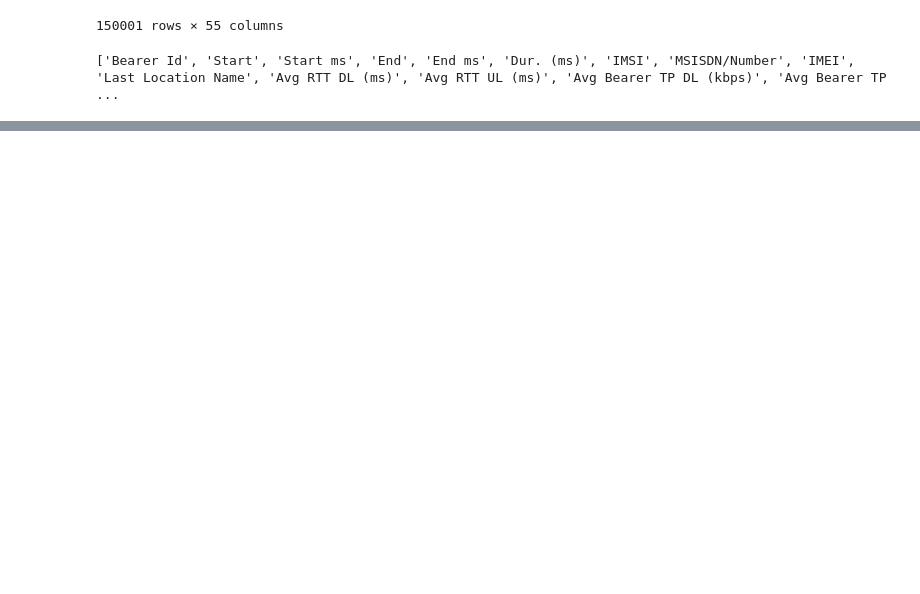
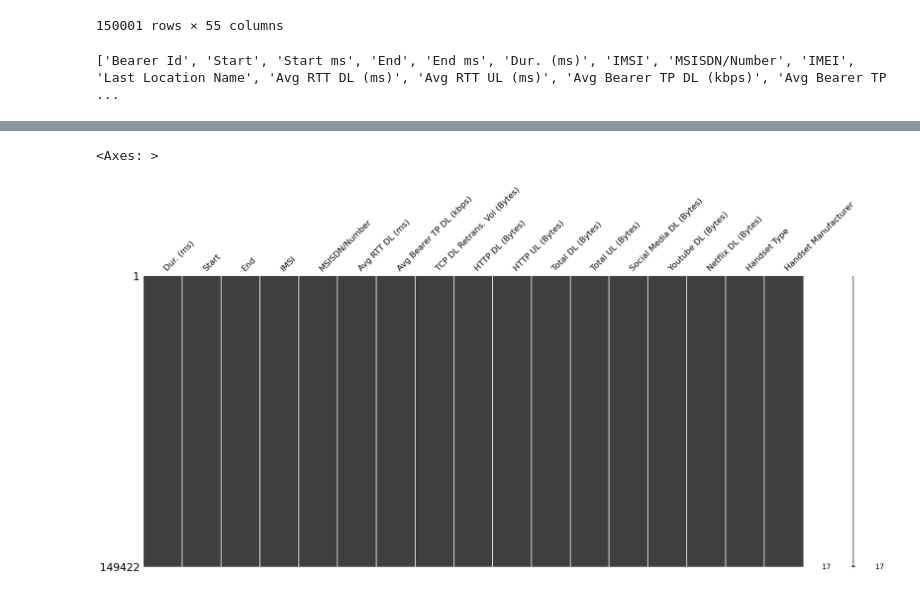
Before and after one commit to Begizew2112/kifiyaAIMweek-2, a Jupyter notebook: notebooks/postgres_load.ipynb, the cells around one changed output, grey strips where cells are left out. Drawn from its saved outputs; the diff is of its cells as text; code cells hidden in the pictures; blank space fills up the shorter version.

Commit message:
upload, clean and alaysis of the raw data

```diff
--- a/notebooks/postgres_load.ipynb
+++ b/notebooks/postgres_load.ipynb
@@ -125,5 +168,11 @@ msno.matrix(data_cleaned)
 # %%
 df_cleaned =data_cleaned.dropna()
+# %%
+import missingno as msno
+msno.matrix(df_cleaned)
+# %% [output]
+<Axes: >
+[figure, added]
 # %%
 df_cleaned.isnull().sum()
 # %% [output]
```
Also changed, not shown: parts of 20 cells of this notebook.
